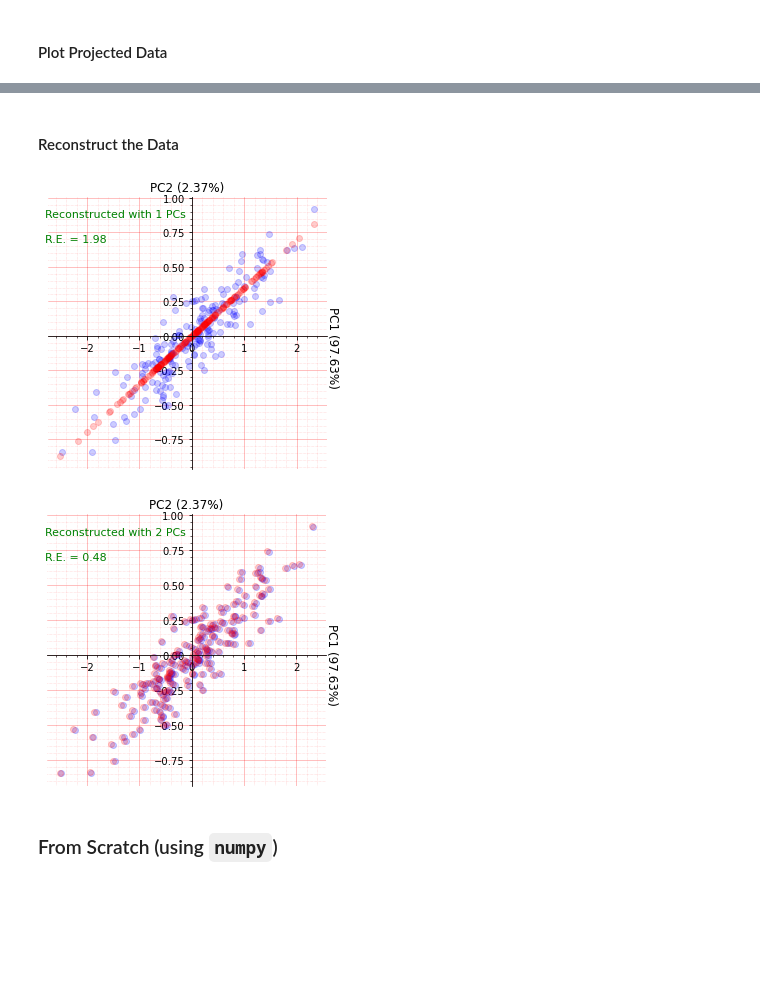
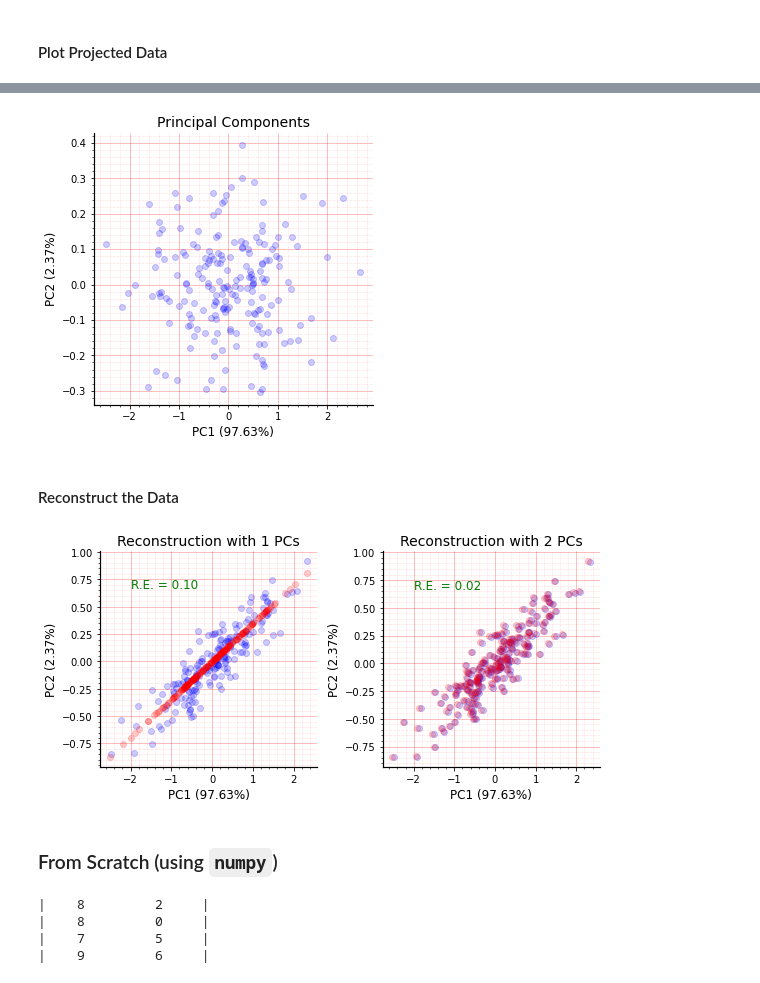
Before and after one commit to Kabilan108/drexel-coursework, a Jupyter notebook: bmes547/3_pca/pca_demo.ipynb, the cells around one changed output, grey strips where cells are left out. Drawn from its saved outputs; the diff is of its cells as text; code cells hidden in the pictures; blank space fills up the shorter version.

```diff
--- a/bmes547/3_pca/pca_demo.ipynb
+++ b/bmes547/3_pca/pca_demo.ipynb
@@ -137,58 +95,55 @@ ax.grid(which='major', linestyle='-', linewidth='0.5', color='red', alpha=0.5)
+# %%
+fig, ax = plt.subplots(figsize=(5, 5))
+
+# Plot projected data
+ax.plot(Y[:, 0], Y[:, 1], 'bo', alpha=0.2)
+format(ax)
+
+# Axis labels
+ax.set_xlabel(f'PC1 ({V[0] * 100:.2f}%)', fontsize=12)
+ax.set_ylabel(f'PC2 ({V[1] * 100:.2f}%)', fontsize=12)
+ax.set_title('Principal Components', fontsize=14);
+# %% [output]
+[figure, added]
 # %% [markdown]
 #### Reconstruct the Data
 # %%
-for i in range(X.shape[1]):
+fig, axes = plt.subplots(1, 2, figsize=(8, 4))
+
+for i, ax in zip(range(X.shape[1]), axes):
     # Reconstruct data
     X_rec = np.dot(Y[:, :i+1], P[:i+1, :])
 
-    fig, ax = plt.subplots(figsize=(5, 5))
-
-    # Plot raw data
+    # Plot raw and reconstructed data
     ax.plot(X[:, 0], X[:, 1], 'bo', alpha=0.2)
-
-    # Plot reconstructed data
     ax.plot(X_rec[:, 0], X_rec[:, 1], 'ro', alpha=0.2)
-
-    # Move left y-axis and bottim x-axis to centre, passing through (0,0)
-    ax.spines['bottom'].set_position('zero')  # type: ignore
-    ax.spines['left'].set_position('zero')    # type: ignore
+    format(ax)
 
     # Axis labels
     ax.set_xlabel(f'PC1 ({V[0] * 100:.2f}%)', fontsize=12)
     ax.set_ylabel(f'PC2 ({V[1] * 100:.2f}%)', fontsize=12)
+    ax.set_title(f'Reconstruction with {i+1} PCs', fontsize=14)
 
-    # Move labels to the right and top
-    ax.xaxis.label.set_rotation(-90)
-    ax.xaxis.set_label_coords(1.02, 0.6)
-    ax.yaxis.label.set_rotation(0)
-    ax.yaxis.set_label_coords(0.5, 1.01)
+    # Calculate reconstruction error (RMSE)
+    error = math.sqrt( ((X - X_rec)**2).mean() )
+    # error = mean_squared_error(X, X_rec, squared=False)
 
-    # Eliminate upper and right axes
-    ax.spines[['right', 'top']].set_visible(False)
-
-    # Show ticks in the left and lower axes only
-    ax.xaxis.set_ticks_position('bottom')
-    ax.yaxis.set_ticks_position('left')
-
-    # Calculate reconstruction error
-    error = np.sqrt(np.sum((X - X_rec)**2).mean())  # RMSE
-
-    # Add annotation
     ax.annotate(
-        f'Reconstructed with {i+1} PCs', xy=(0, 0), xytext=(-2.8, 0.88),
-        color='green', fontsize=11, ha='left', va='center'
-    )
-    ax.annotate(
-        f'R.E. = {error:.2f}', xy=(0, 0), xytext=(-2.8, 0.7), color='green',
-        fontsize=11, ha='left', va='center'
+        f'R.E. = {error:.2f}', xy=(0, 0), xytext=(-2, 0.7), color='green',
+        fontsize=12, ha='left', va='center'
     )
 
-    # Show grid
-    ax.minorticks_on()
-    ax.grid(which='minor', linestyle=':', linewidth='0.5', color='red', alpha=0.3)
-    ax.grid(which='major', linestyle='-', linewidth='0.5', color='red', alpha=0.5)
+fig.tight_layout()
 # %% [output]
-[figure, old version]
+[figure, new version]
-[figure, removed]
 # %% [markdown]
 ### From Scratch (using `numpy`)
+# %%
+# Generate some data
+X = rng.randint([0, 0, 0, 0], [[10], [10]], dtype=np.uint8).T
+printmat(X)
+# %% [output]
+|    8         2     |
+|    8         0     |
+|    7         5     |
+|    9         6     |
```
Also changed, not shown: parts of 19 cells of this notebook.
